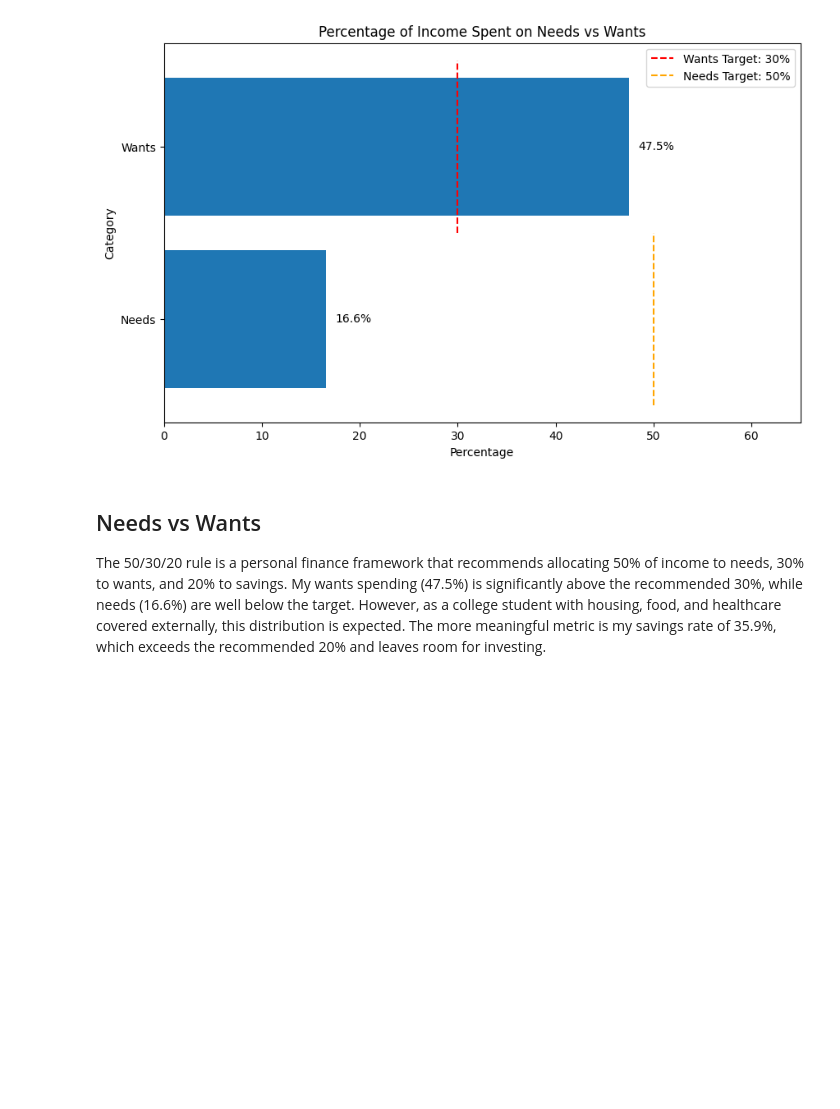
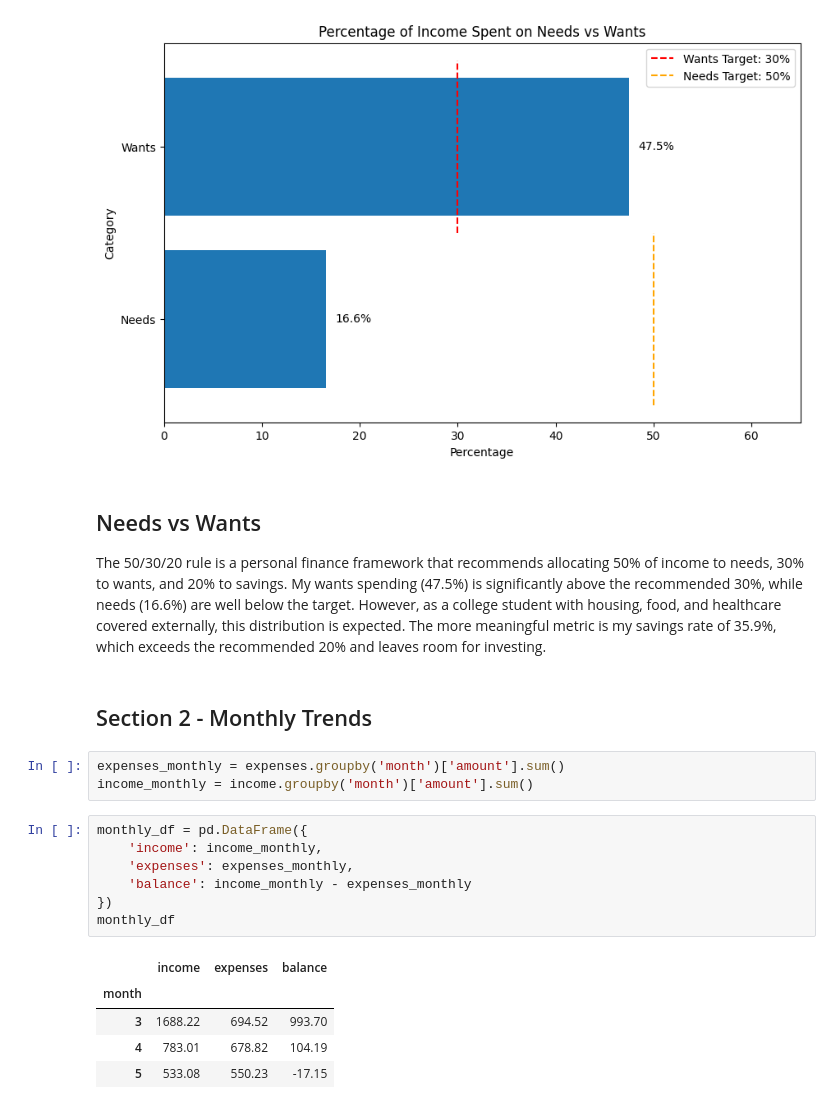
Before and after one commit to anitaroese/finance-tracker, a Jupyter notebook: data-analysis.ipynb, the cells around one changed output. Cells and saved outputs as stored; diff of their text form; blank space fills up the shorter version.

```diff
--- a/data-analysis.ipynb
+++ b/data-analysis.ipynb
@@ -86,3 +90,21 @@ The 50/30/20 rule is a personal finance framework that recommends allocating 50%
 My wants spending (47.5%) is significantly above the recommended 30%, while needs (16.6%) are well below the target.
 However, as a college student with housing, food, and healthcare covered externally, this distribution is expected.
 The more meaningful metric is my savings rate of 35.9%, which exceeds the recommended 20% and leaves room for investing.
+# %% [markdown]
+## Section 2 - Monthly Trends
+# %%
+expenses_monthly = expenses.groupby('month')['amount'].sum()
+income_monthly = income.groupby('month')['amount'].sum()
+# %%
+monthly_df = pd.DataFrame({
+    'income': income_monthly,
+    'expenses': expenses_monthly,
+    'balance': income_monthly - expenses_monthly
+})
+monthly_df
+# %% [output]
+|  | income | expenses | balance |
+| month |  |  |  |
+| 3 | 1688.22 | 694.52 | 993.70 |
+| 4 | 783.01 | 678.82 | 104.19 |
+| 5 | 533.08 | 550.23 | -17.15 |
```
Also changed, not shown: parts of 4 cells of this notebook, 2 other files.
